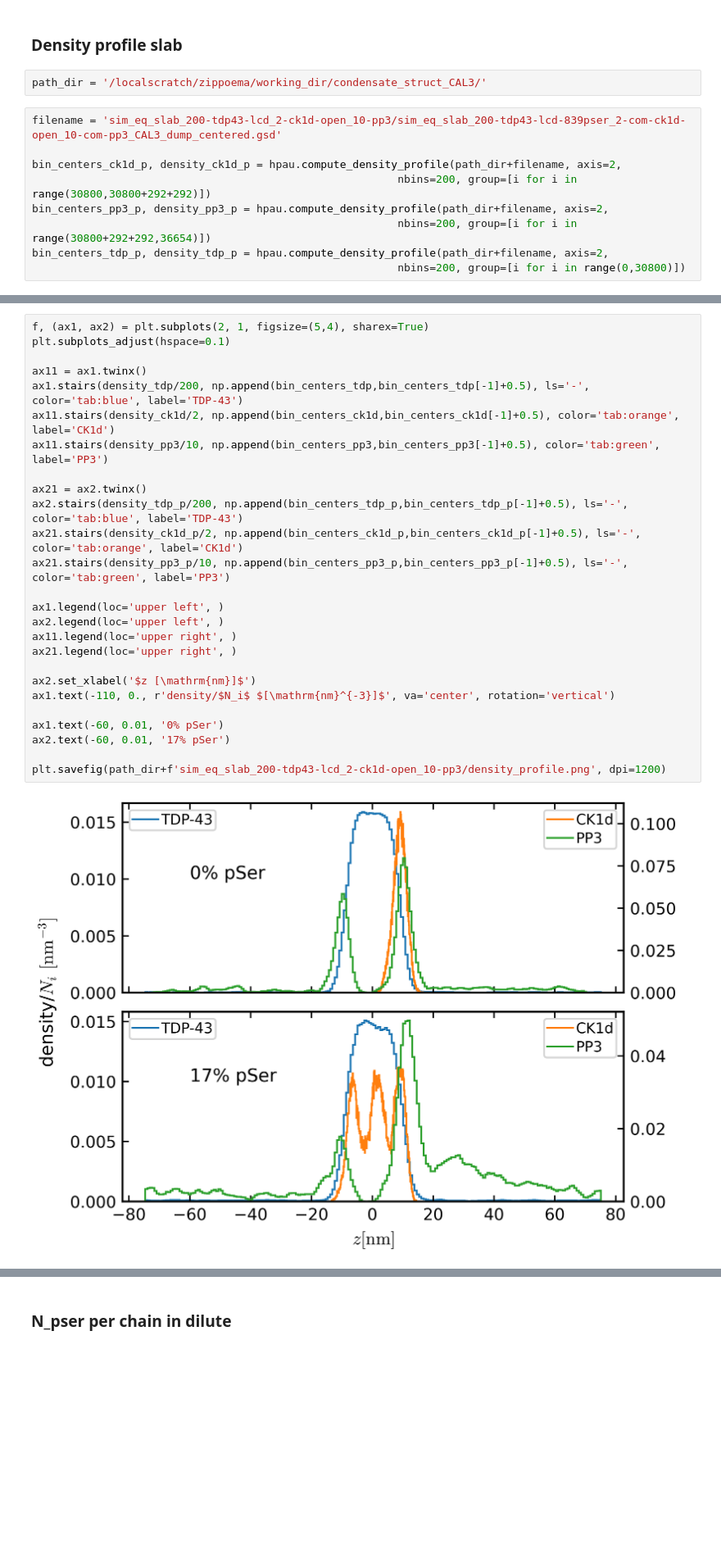
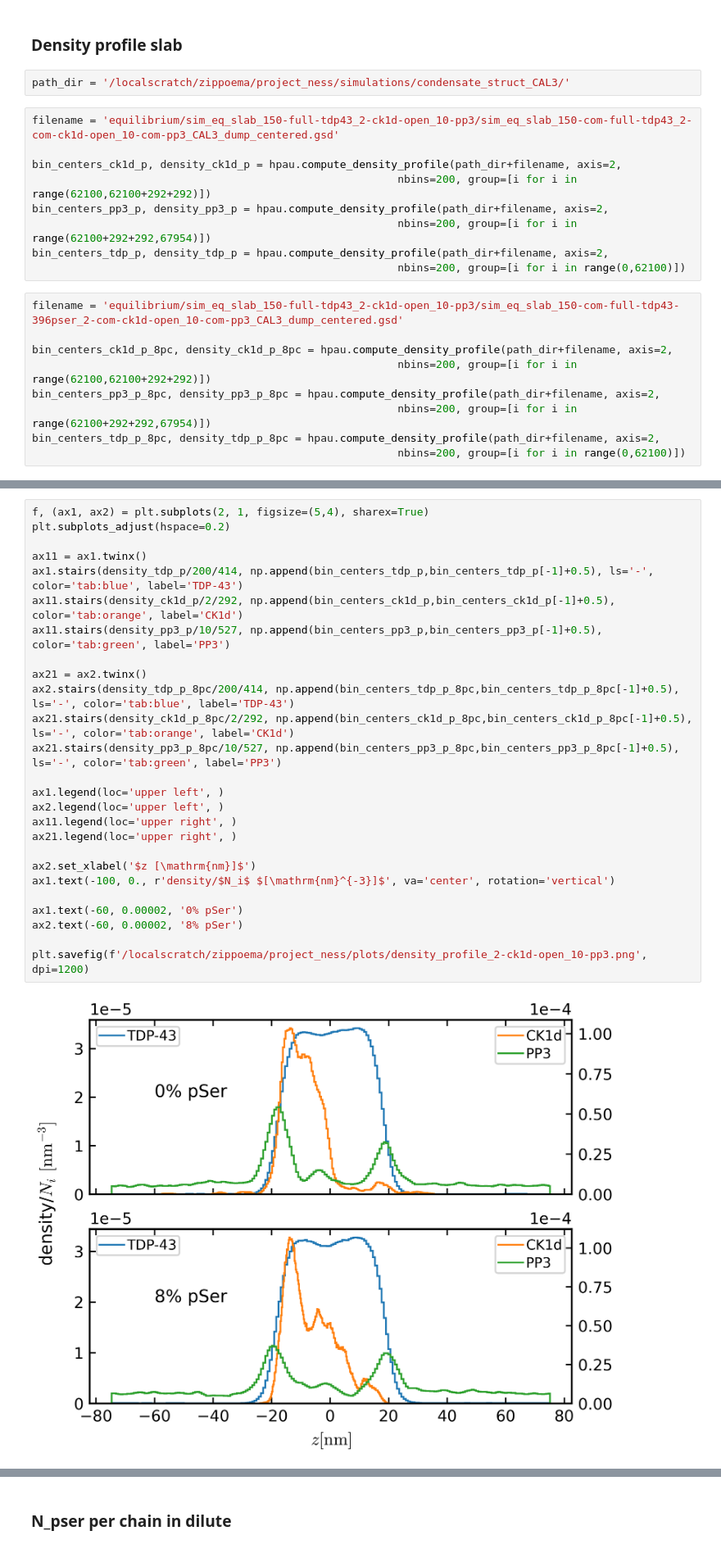
Before and after one commit to ezippo/HPA, a Jupyter notebook: cluster_analysis.ipynb, the cells around one changed output, grey strips where cells are left out. Shown at 82% size. Saved outputs shown, nothing was run; the diff lists cells and outputs as text; blank space fills up the shorter version.

Commit message:
therm in density profile

```diff
--- a/cluster_analysis.ipynb
+++ b/cluster_analysis.ipynb
@@ -186,14 +186,23 @@ plt.xlim(0,31)
 # %% [markdown]
 ### Density profile slab
 # %%
-path_dir = '/localscratch/zippoema/working_dir/condensate_struct_CAL3/'
+path_dir = '/localscratch/zippoema/project_ness/simulations/condensate_struct_CAL3/'
 # %%
-filename = 'sim_eq_slab_200-tdp43-lcd_2-ck1d-open_10-pp3/sim_eq_slab_200-tdp43-lcd-839pser_2-com-ck1d-open_10-com-pp3_CAL3_dump_centered.gsd'
+filename = 'equilibrium/sim_eq_slab_150-full-tdp43_2-ck1d-open_10-pp3/sim_eq_slab_150-com-full-tdp43_2-com-ck1d-open_10-com-pp3_CAL3_dump_centered.gsd'
 
 bin_centers_ck1d_p, density_ck1d_p = hpau.compute_density_profile(path_dir+filename, axis=2,
-                                                         nbins=200, group=[i for i in range(30800,30800+292+292)])
+                                                         nbins=200, group=[i for i in range(62100,62100+292+292)])
 bin_centers_pp3_p, density_pp3_p = hpau.compute_density_profile(path_dir+filename, axis=2,
-                                                         nbins=200, group=[i for i in range(30800+292+292,36654)])
+                                                         nbins=200, group=[i for i in range(62100+292+292,67954)])
 bin_centers_tdp_p, density_tdp_p = hpau.compute_density_profile(path_dir+filename, axis=2,
-                                                         nbins=200, group=[i for i in range(0,30800)])
+                                                         nbins=200, group=[i for i in range(0,62100)])
+# %%
+filename = 'equilibrium/sim_eq_slab_150-full-tdp43_2-ck1d-open_10-pp3/sim_eq_slab_150-com-full-tdp43-396pser_2-com-ck1d-open_10-com-pp3_CAL3_dump_centered.gsd'
+
+bin_centers_ck1d_p_8pc, density_ck1d_p_8pc = hpau.compute_density_profile(path_dir+filename, axis=2,
+                                                         nbins=200, group=[i for i in range(62100,62100+292+292)])
+bin_centers_pp3_p_8pc, density_pp3_p_8pc = hpau.compute_density_profile(path_dir+filename, axis=2,
+                                                         nbins=200, group=[i for i in range(62100+292+292,67954)])
+bin_centers_tdp_p_8pc, density_tdp_p_8pc = hpau.compute_density_profile(path_dir+filename, axis=2,
+                                                         nbins=200, group=[i for i in range(0,62100)])
 # %%
@@ -208,30 +226,30 @@ bin_centers_tdp, density_tdp = hpau.compute_density_profile(path_dir+filename, a
 # %%
 f, (ax1, ax2) = plt.subplots(2, 1, figsize=(5,4), sharex=True)
-plt.subplots_adjust(hspace=0.1)
+plt.subplots_adjust(hspace=0.2)
 
 ax11 = ax1.twinx()
-ax1.stairs(density_tdp/200, np.append(bin_centers_tdp,bin_centers_tdp[-1]+0.5), ls='-', color='tab:blue', label='TDP-43')
-ax11.stairs(density_ck1d/2, np.append(bin_centers_ck1d,bin_centers_ck1d[-1]+0.5), color='tab:orange', label='CK1d')
-ax11.stairs(density_pp3/10, np.append(bin_centers_pp3,bin_centers_pp3[-1]+0.5), color='tab:green', label='PP3')
+ax1.stairs(density_tdp_p/200/414, np.append(bin_centers_tdp_p,bin_centers_tdp_p[-1]+0.5), ls='-', color='tab:blue', label='TDP-43')
+ax11.stairs(density_ck1d_p/2/292, np.append(bin_centers_ck1d_p,bin_centers_ck1d_p[-1]+0.5), color='tab:orange', label='CK1d')
+ax11.stairs(density_pp3_p/10/527, np.append(bin_centers_pp3_p,bin_centers_pp3_p[-1]+0.5), color='tab:green', label='PP3')
 
 ax21 = ax2.twinx()
-ax2.stairs(density_tdp_p/200, np.append(bin_centers_tdp_p,bin_centers_tdp_p[-1]+0.5), ls='-', color='tab:blue', label='TDP-43')
-ax21.stairs(density_ck1d_p/2, np.append(bin_centers_ck1d_p,bin_centers_ck1d_p[-1]+0.5), ls='-', color='tab:orange', label='CK1d')
-ax21.stairs(density_pp3_p/10, np.append(bin_centers_pp3_p,bin_centers_pp3_p[-1]+0.5), ls='-', color='tab:green', label='PP3')
+ax2.stairs(density_tdp_p_8pc/200/414, np.append(bin_centers_tdp_p_8pc,bin_centers_tdp_p_8pc[-1]+0.5), ls='-', color='tab:blue', label='TDP-43')
+ax21.stairs(density_ck1d_p_8pc/2/292, np.append(bin_centers_ck1d_p_8pc,bin_centers_ck1d_p_8pc[-1]+0.5), ls='-', color='tab:orange', label='CK1d')
+ax21.stairs(density_pp3_p_8pc/10/527, np.append(bin_centers_pp3_p_8pc,bin_centers_pp3_p_8pc[-1]+0.5), ls='-', color='tab:green', label='PP3')
 
 ax1.legend(loc='upper left', )
 ax2.legend(loc='upper left', )
 ax11.legend(loc='upper right', )
 ax21.legend(loc='upper right', )
 
 ax2.set_xlabel('$z [\mathrm{nm}]$')
-ax1.text(-110, 0., r'density/$N_i$ $[\mathrm{nm}^{-3}]$', va='center', rotation='vertical')
+ax1.text(-100, 0., r'density/$N_i$ $[\mathrm{nm}^{-3}]$', va='center', rotation='vertical')
 
-ax1.text(-60, 0.01, '0% pSer')
-ax2.text(-60, 0.01, '17% pSer')
+ax1.text(-60, 0.00002, '0% pSer')
+ax2.text(-60, 0.00002, '8% pSer')
 
-plt.savefig(path_dir+f'sim_eq_slab_200-tdp43-lcd_2-ck1d-open_10-pp3/density_profile.png', dpi=1200)
+plt.savefig(f'/localscratch/zippoema/project_ness/plots/density_profile_2-ck1d-open_10-pp3.png', dpi=1200)
 # %% [output]
-[figure, old version]
+[figure, new version]
 # %%
 f, (ax1, ax2) = plt.subplots(2, 1, figsize=(5,4), sharex=True)
```
Also changed, not shown: parts of 3 cells of this notebook, 4 other files.
